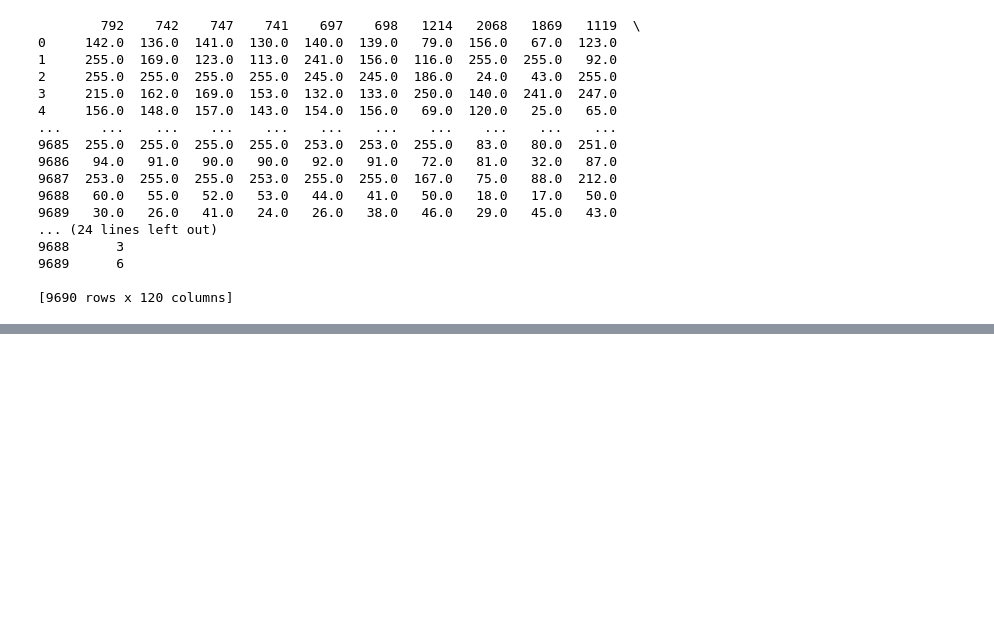
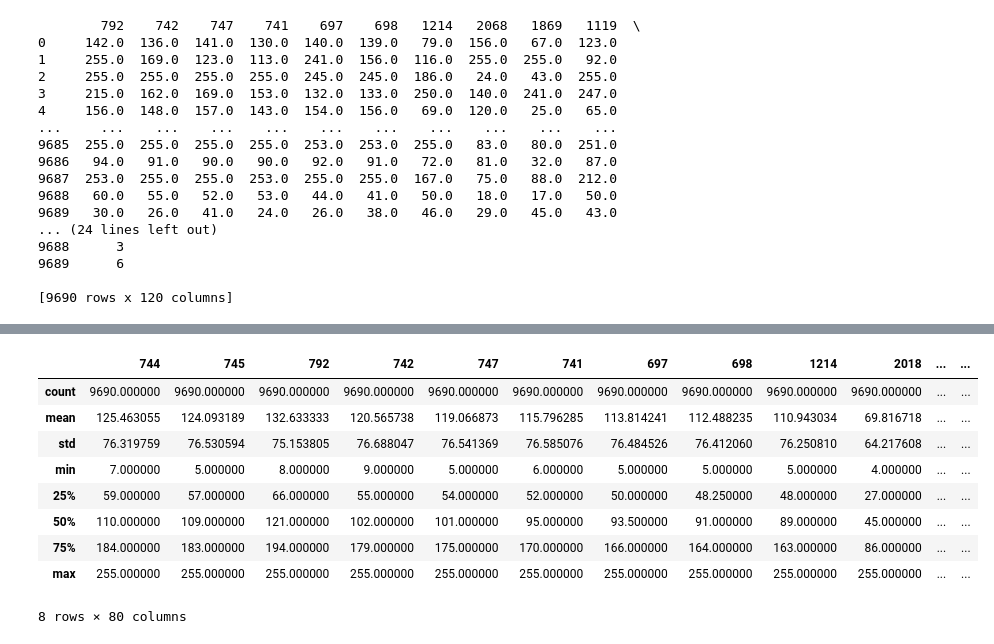
Before and after one commit to RachPatel/Data-Mining-Machine-Learning-CW1-Team-20, a Jupyter notebook: Data Exploration.ipynb, the cells around one changed output, grey strips where cells are left out. Drawn from its saved outputs; the diff is of its cells as text; code cells hidden in the pictures; blank space fills up the shorter version.

```diff
--- a/Data Exploration.ipynb
+++ b/Data Exploration.ipynb
@@ -905,0 +991,3 @@ Top_20_Exploratory_WithoutDuplicates_randomized.to_csv('Top_20_Exploratory_rando
+# %%
+B = pd.read_csv ('Top_10_random2.csv')
+print(B)
@@ -905,0 +1035,2 @@ Top_20_Exploratory_WithoutDuplicates_randomized.to_csv('Top_20_Exploratory_rando
+# %%
+B_randomized = B.sample(frac=1).reset_index(drop=True)
@@ -905,0 +1121,13 @@ Top_20_Exploratory_WithoutDuplicates_randomized.to_csv('Top_20_Exploratory_rando
+# %%
+B_randomized.describe()
+# %% [output]
+|  | 744 | 745 | 792 | 742 | 747 | 741 | 697 | 698 | 1214 | 2018 | ... | ... |
+| count | 9690.000000 | 9690.000000 | 9690.000000 | 9690.000000 | 9690.000000 | 9690.000000 | 9690.000000 | 9690.000000 | 9690.000000 | 9690.000000 | ... | ... |
+| mean | 125.463055 | 124.093189 | 132.633333 | 120.565738 | 119.066873 | 115.796285 | 113.814241 | 112.488235 | 110.943034 | 69.816718 | ... | ... |
+| std | 76.319759 | 76.530594 | 75.153805 | 76.688047 | 76.541369 | 76.585076 | 76.484526 | 76.412060 | 76.250810 | 64.217608 | ... | ... |
+| min | 7.000000 | 5.000000 | 8.000000 | 9.000000 | 5.000000 | 6.000000 | 5.000000 | 5.000000 | 5.000000 | 4.000000 | ... | ... |
+| 25% | 59.000000 | 57.000000 | 66.000000 | 55.000000 | 54.000000 | 52.000000 | 50.000000 | 48.250000 | 48.000000 | 27.000000 | ... | ... |
+| 50% | 110.000000 | 109.000000 | 121.000000 | 102.000000 | 101.000000 | 95.000000 | 93.500000 | 91.000000 | 89.000000 | 45.000000 | ... | ... |
+| 75% | 184.000000 | 183.000000 | 194.000000 | 179.000000 | 175.000000 | 170.000000 | 166.000000 | 164.000000 | 163.000000 | 86.000000 | ... | ... |
+| max | 255.000000 | 255.000000 | 255.000000 | 255.000000 | 255.000000 | 255.000000 | 255.000000 | 255.000000 | 255.000000 | 255.000000 | ... | ... |
+8 rows × 80 columns
```
Also changed, not shown: parts of 68 cells of this notebook.
